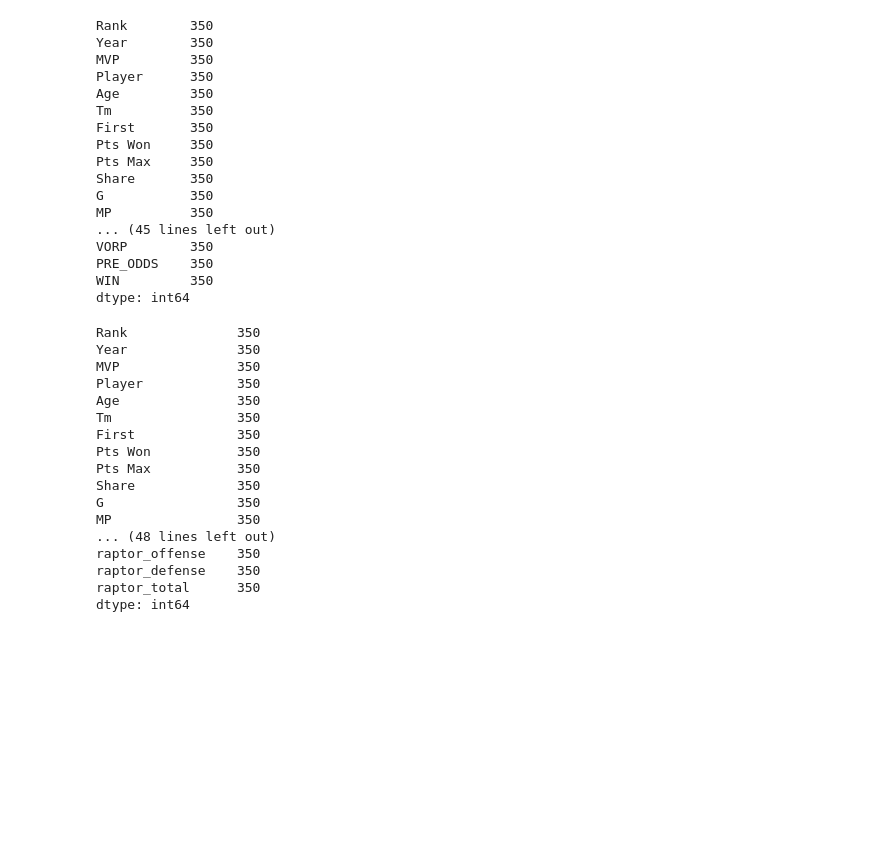
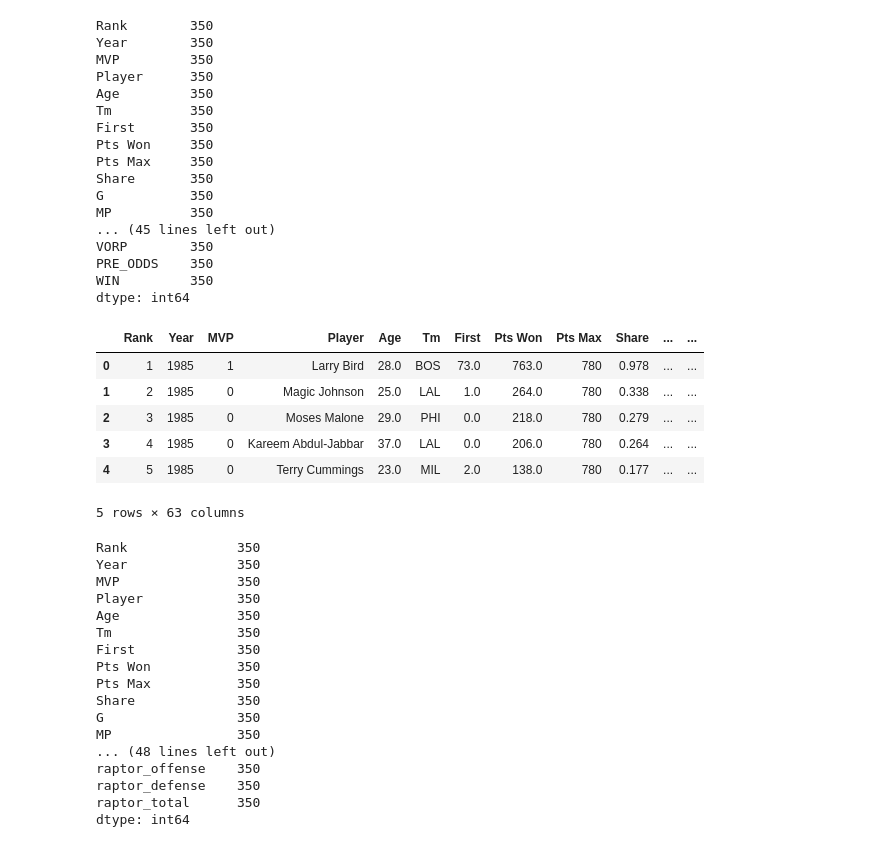
Before and after one commit to PranalMadria/NBAFreeAgentPredictor, a Jupyter notebook: MVP Data Scraping.ipynb, the cells around one changed output. Drawn from its saved outputs; the diff is of its cells as text; code cells hidden in the pictures; blank space fills up the shorter version.

Commit message:
fixed raptor

```diff
--- a/MVP Data Scraping.ipynb
+++ b/MVP Data Scraping.ipynb
@@ -169,16 +170,31 @@ WIN         350
 dtype: int64
 # %%
 #grabs raptor rankings
+import ssl
+ssl._create_default_https_context = ssl._create_unverified_context
 url = "https://raw.githubusercontent.com/fivethirtyeight/data/master/nba-raptor/historical_RAPTOR_by_team.csv"
 raptor_df = pd.read_csv(url)
+raptor_df = raptor_df[raptor_df['season_type'] == 'RS']
 raptor_df = raptor_df[['player_name', 'season', 'raptor_offense', 'raptor_defense', 'raptor_total']]
 raptor_df.rename(columns={'player_name' : 'Player', 'season' : 'Year'}, inplace=True)
 raptor_df['Year'] = raptor_df['Year'].astype(float)
 raptor_df['Player'] = raptor_df['Player'].str.strip()
+df.drop(columns=['raptor_offense', 'raptor_defense', 'raptor_total'])
 df['Player'] = df['Player'].str.normalize('NFKD').str.encode('ascii', errors='ignore').str.decode('utf-8')
 df = df.merge(raptor_df, how='inner', on=['Player','Year'])
 df.count()
 df.to_csv('csv/historical_mvp_data.csv')
+# %%
+df.drop(['raptor_offense', 'raptor_defense', 'raptor_total'], axis=1)
+df.head()
+# %% [output]
+|  | Rank | Year | MVP | Player | Age | Tm | First | Pts Won | Pts Max | Share | ... | ... |
+| 0 | 1 | 1985 | 1 | Larry Bird | 28.0 | BOS | 73.0 | 763.0 | 780 | 0.978 | ... | ... |
+| 1 | 2 | 1985 | 0 | Magic Johnson | 25.0 | LAL | 1.0 | 264.0 | 780 | 0.338 | ... | ... |
+| 2 | 3 | 1985 | 0 | Moses Malone | 29.0 | PHI | 0.0 | 218.0 | 780 | 0.279 | ... | ... |
+| 3 | 4 | 1985 | 0 | Kareem Abdul-Jabbar | 37.0 | LAL | 0.0 | 206.0 | 780 | 0.264 | ... | ... |
+| 4 | 5 | 1985 | 0 | Terry Cummings | 23.0 | MIL | 2.0 | 138.0 | 780 | 0.177 | ... | ... |
+5 rows × 63 columns
 # %%
 saved_df_raptor = df
 display(saved_df_raptor.count())
```
Also changed, not shown: parts of 1 cell of this notebook, 3 other files.
